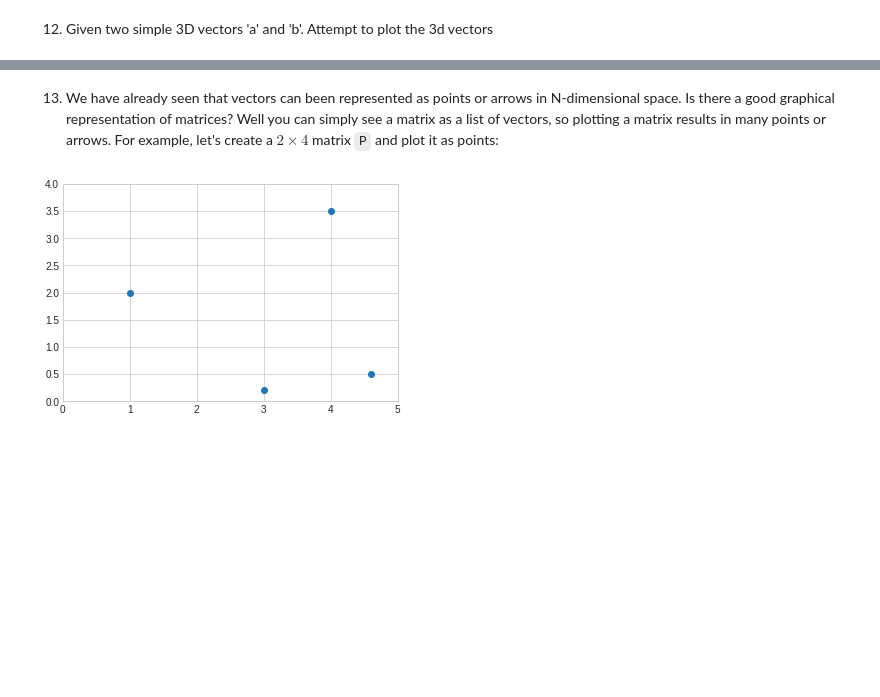
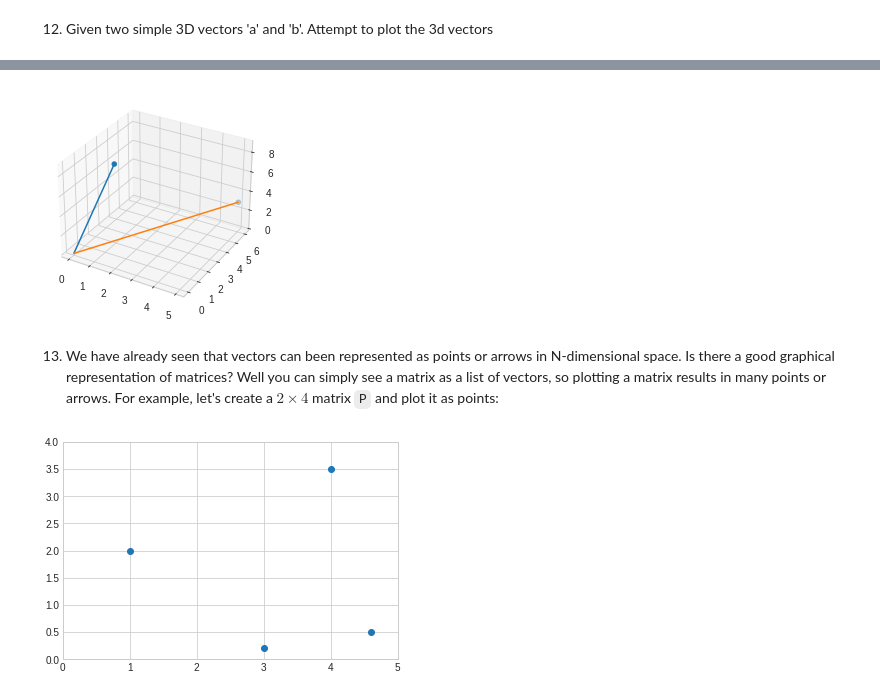
Before and after one commit to ruke1ire/AIT, a Jupyter notebook: Programming/JupyterLab/Python-for-DS-AI/rom_assignments/Assignment 4 - Matplotlib-st121411.ipynb, the cells around one changed output, grey strips where cells are left out. Saved outputs shown, nothing was run; the diff lists cells and outputs as text; code cells hidden in the pictures; blank space fills up the shorter version.

```diff
--- a/Programming/JupyterLab/Python-for-DS-AI/rom_assignments/Assignment 4 - Matplotlib-st121411.ipynb
+++ b/Programming/JupyterLab/Python-for-DS-AI/rom_assignments/Assignment 4 - Matplotlib-st121411.ipynb
@@ -465,3 +518,21 @@ plt.show()
+# %%
+#attempt to plot the 3d vectors
+# Your code here
+a = np.array([1, 2, 8])
+b = np.array([5, 6, 3])
+
+from mpl_toolkits.mplot3d import Axes3D
+
+subplot3d = plt.subplot(111, projection='3d')
+x_coords, y_coords, z_coords = zip(a,b)
+subplot3d.scatter(x_coords, y_coords, z_coords)
+subplot3d.set_zlim3d([0, 9])
+#plot two 3 dimensional vectors
+subplot3d.plot([0,x_coords[0]],[0,y_coords[0]],[0,z_coords[0]])
+subplot3d.plot([0,x_coords[1]],[0,y_coords[1]],[0,z_coords[1]])
+plt.show()
+# %% [output]
+[figure, added]
 # %% [markdown]
 13. We have already seen that vectors can been represented as points or arrows in N-dimensional space. Is there a good graphical representation of matrices? Well you can simply see a matrix as a list of vectors, so plotting a matrix results in many points or arrows. For example, let's create a $2 \times 4$ matrix `P` and plot it as points:
 # %%
```
Also changed, not shown: parts of 17 cells of this notebook.
